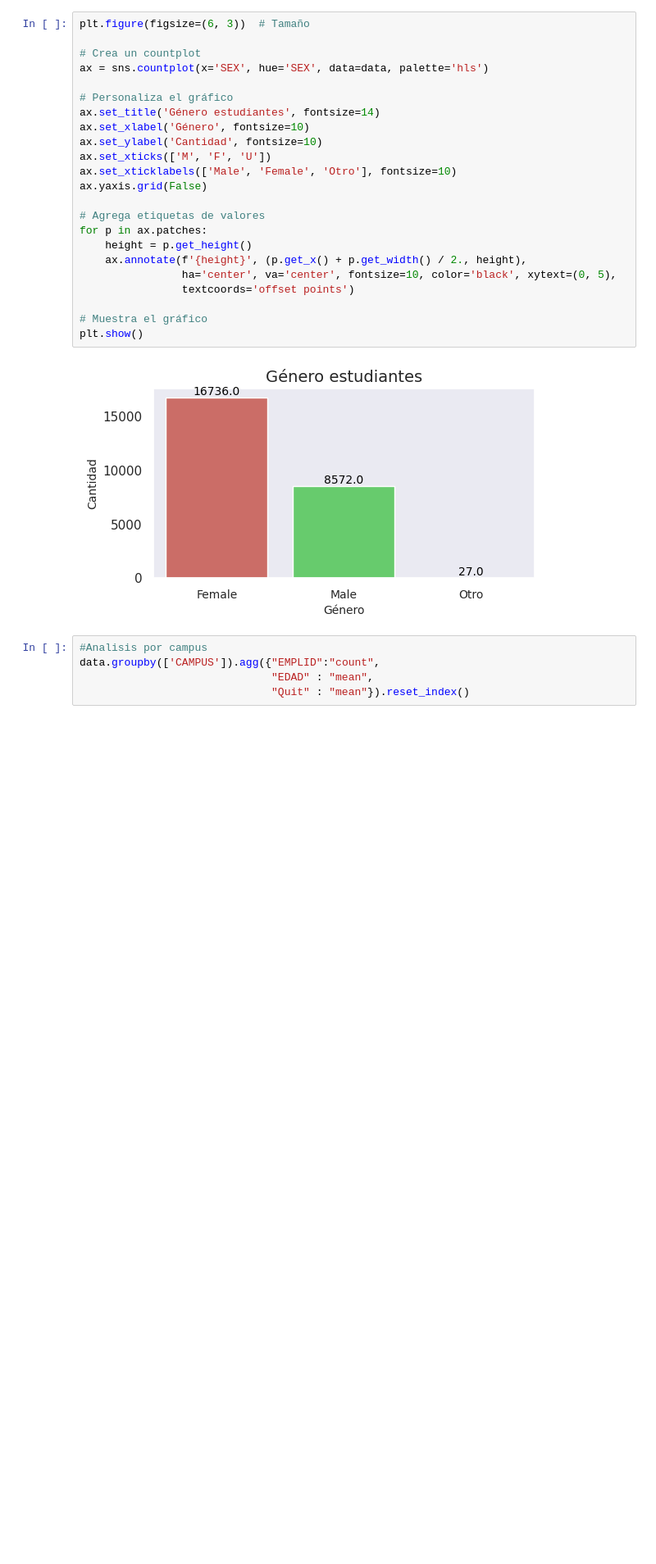
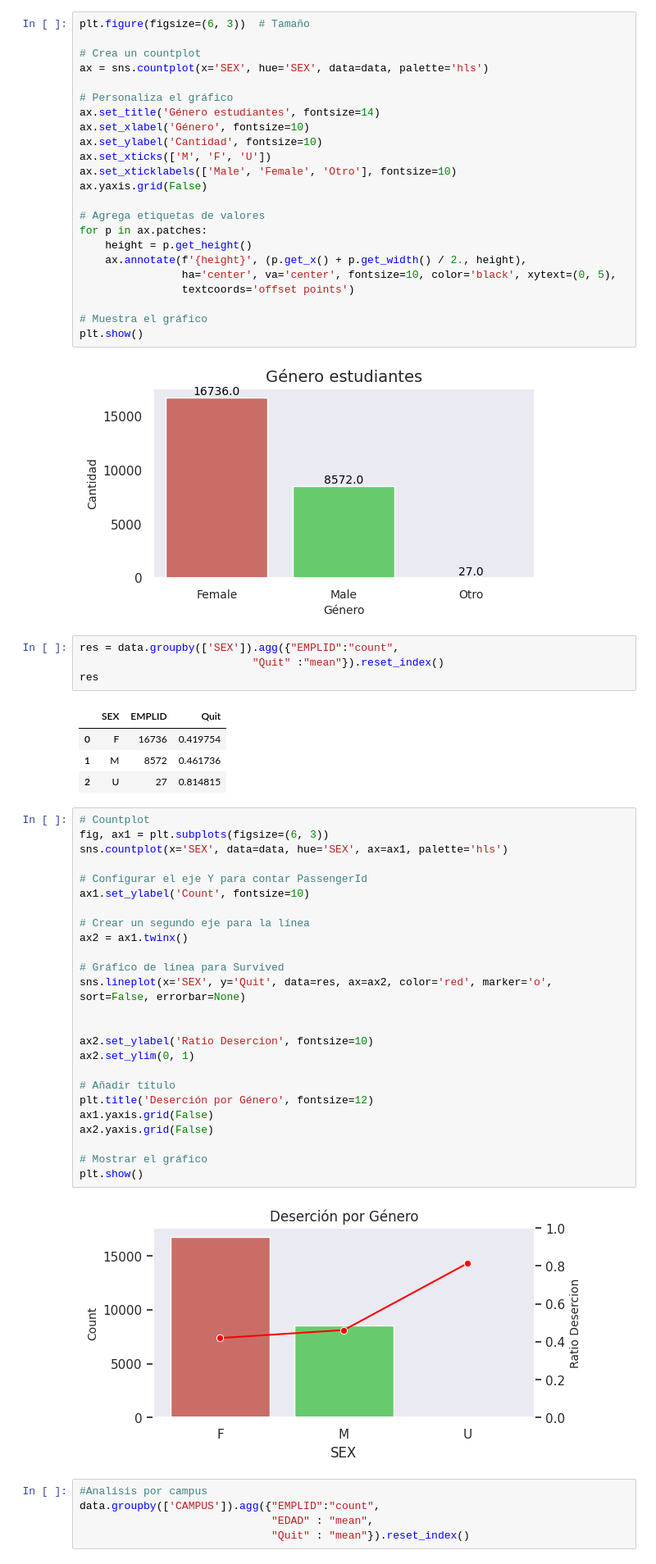
Before and after one commit to pabloosoriodev/dmcmachinelearning, a Jupyter notebook: Analisis.ipynb, the cells around one changed output. Shown at 82% size. Cells and saved outputs as stored; diff of their text form; blank space fills up the shorter version.

```diff
--- a/Analisis.ipynb
+++ b/Analisis.ipynb
@@ -84,6 +84,42 @@ for p in ax.patches:
 plt.show()
 # %% [output]
 [figure]
+# %%
+res = data.groupby(['SEX']).agg({"EMPLID":"count",
+                           "Quit" :"mean"}).reset_index()
+res
+# %% [output]
+|  | SEX | EMPLID | Quit |
+| 0 | F | 16736 | 0.419754 |
+| 1 | M | 8572 | 0.461736 |
+| 2 | U | 27 | 0.814815 |
+# %%
+# Countplot
+fig, ax1 = plt.subplots(figsize=(6, 3))
+sns.countplot(x='SEX', data=data, hue='SEX', ax=ax1, palette='hls')
+
+# Configurar el eje Y para contar PassengerId
+ax1.set_ylabel('Count', fontsize=10)
+
+# Crear un segundo eje para la línea
+ax2 = ax1.twinx()
+
+# Gráfico de línea para Survived
+sns.lineplot(x='SEX', y='Quit', data=res, ax=ax2, color='red', marker='o', sort=False, errorbar=None)
+
+
+ax2.set_ylabel('Ratio Desercion', fontsize=10)
+ax2.set_ylim(0, 1)
+
+# Añadir título
+plt.title('Deserción por Género', fontsize=12)
+ax1.yaxis.grid(False)
+ax2.yaxis.grid(False)
+
+# Mostrar el gráfico
+plt.show()
+# %% [output]
+[figure, added]
 # %%
 #Analisis por campus
 data.groupby(['CAMPUS']).agg({"EMPLID":"count",
```
Also changed, not shown: parts of 39 cells of this notebook.
